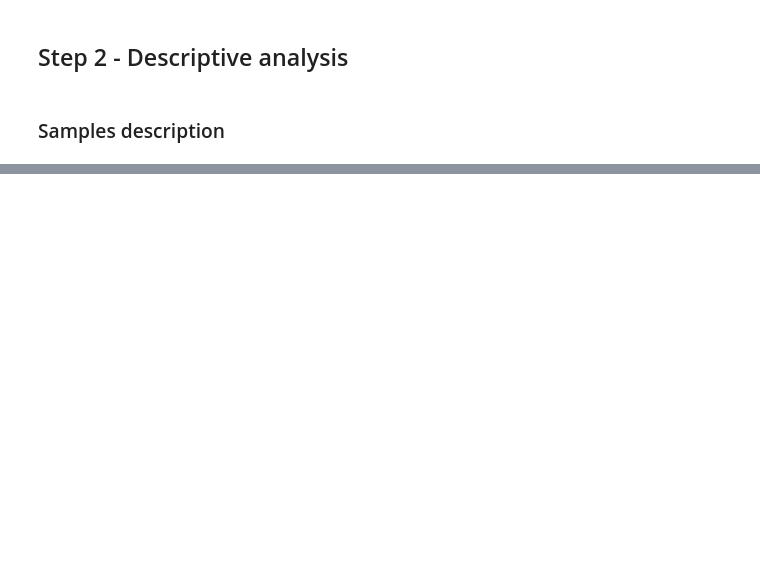
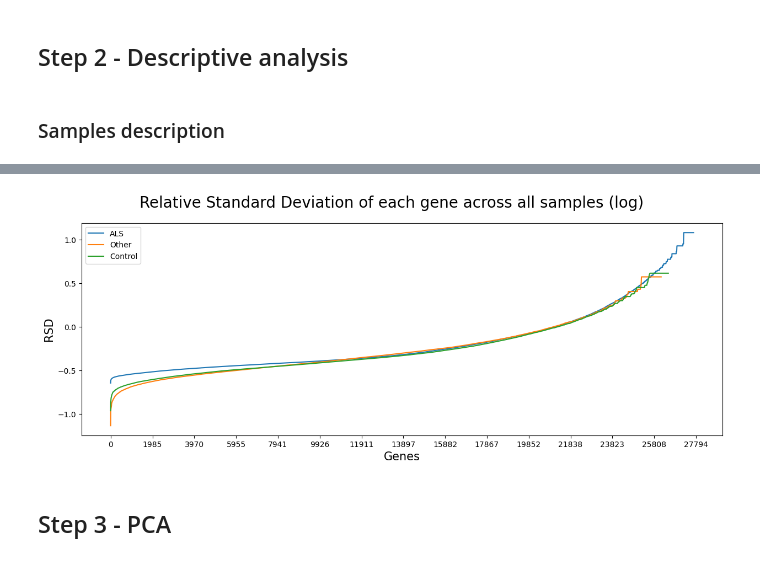
Before and after one commit to Martin-Masson/projet-ml-bioinfo, a Jupyter notebook: data_processing.ipynb, the cells around one changed output, grey strips where cells are left out. Cells and saved outputs as stored; diff of their text form; code cells hidden in the pictures; blank space fills up the shorter version.

```diff
--- a/data_processing.ipynb
+++ b/data_processing.ipynb
@@ -197,2 +368,8 @@ plt.show()
+# %%
+sequences.plot_rsd()
+# %% [output]
+[figure, added]
+# %% [markdown]
+## Step 3 - PCA
 # %%
 scaler = StandardScaler()
```
Also changed, not shown: parts of 23 cells of this notebook, 3 other files.
